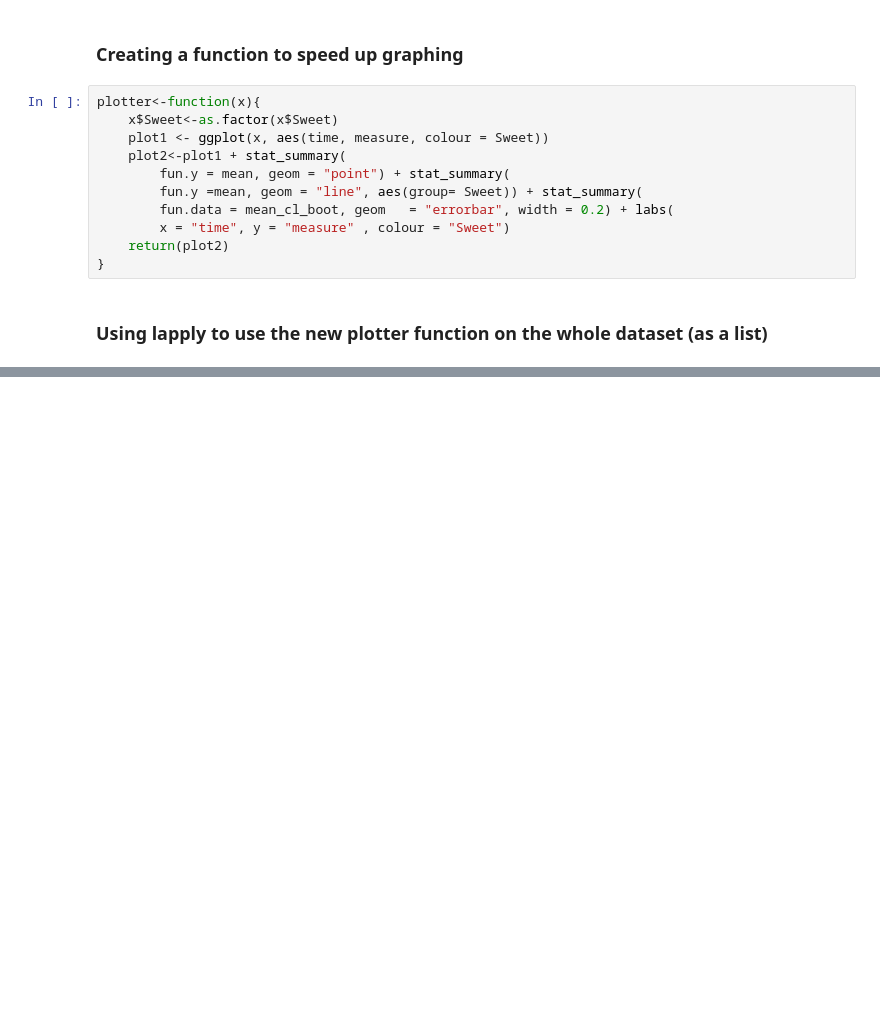
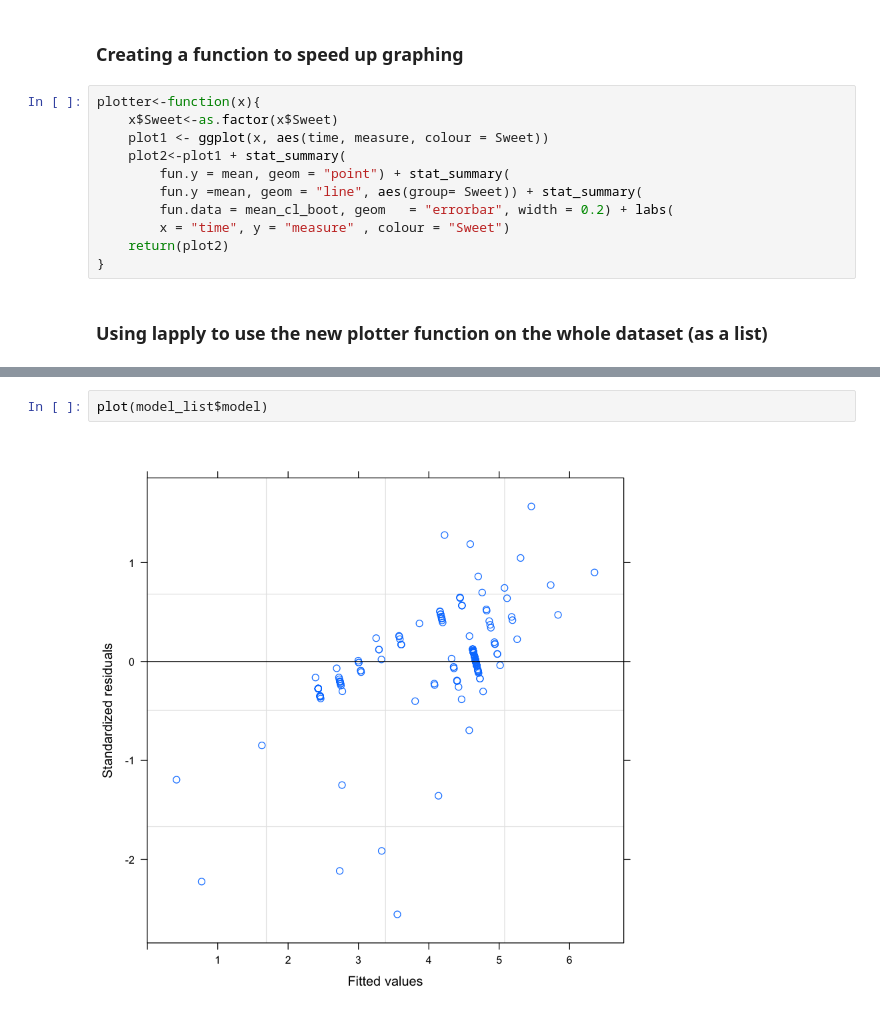
Before and after one commit to lbauert/TPBT, a Jupyter notebook: Lia_Analysis.ipynb, the cells around one changed output, grey strips where cells are left out. Saved outputs shown, nothing was run; the diff lists cells and outputs as text; blank space fills up the shorter version.

```diff
--- a/Lia_Analysis.ipynb
+++ b/Lia_Analysis.ipynb
@@ -660,0 +662,4 @@ plot.lme(timeCov)
+# %%
+plot(model_list$model)
+# %% [output]
+[figure, added]
```
Also changed, not shown: parts of 26 cells of this notebook, 1 other file.
